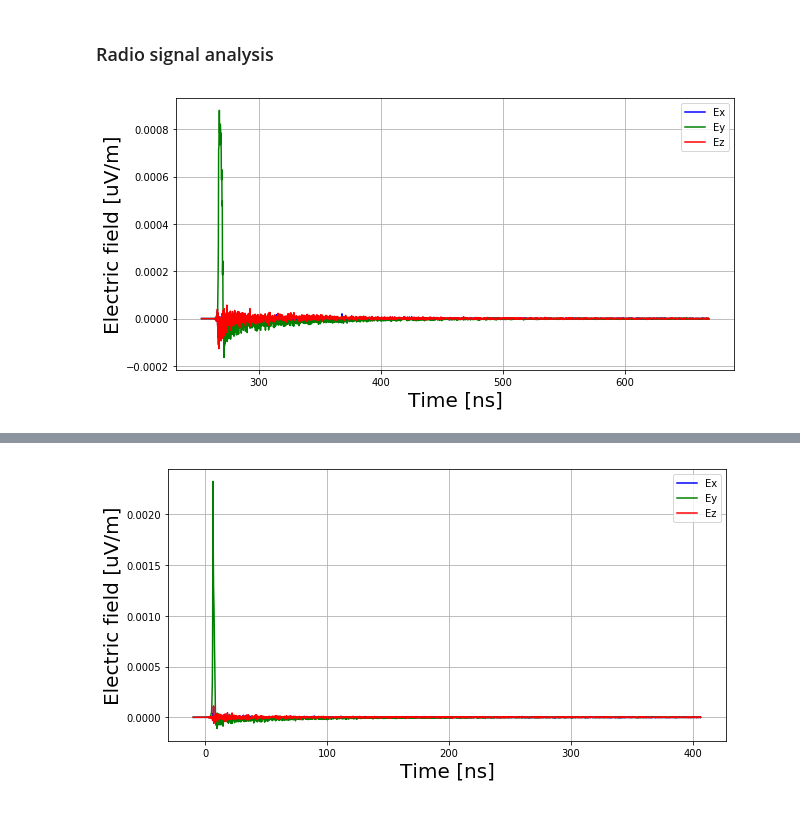
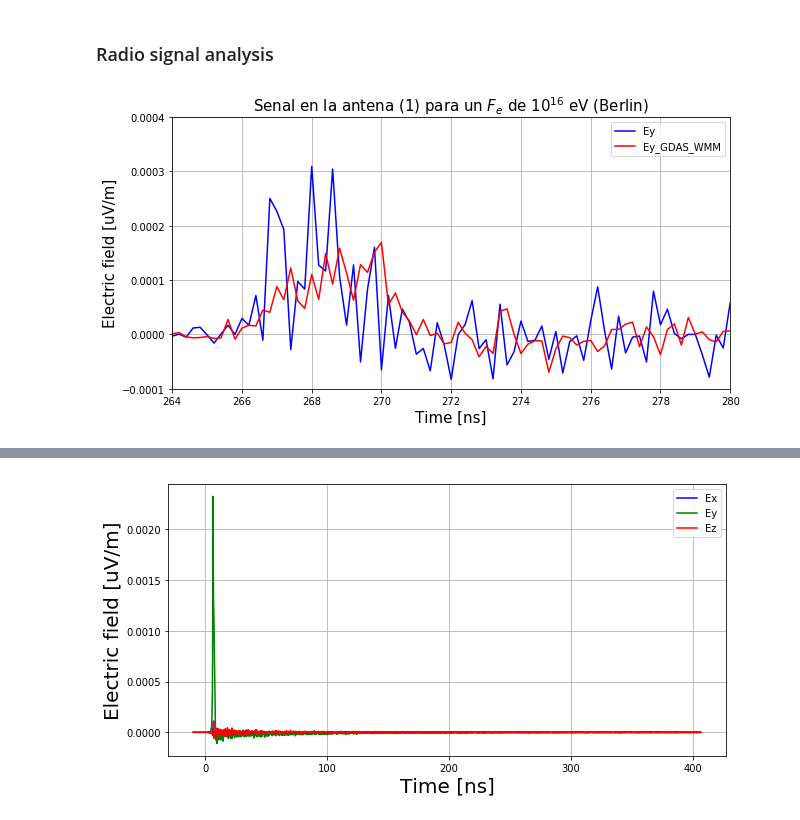
Before and after one commit to JuanManuelPacheco/RADAR, a Jupyter notebook: AERA_GUANE.ipynb, the cells around one changed output, grey strips where cells are left out. Saved outputs shown, nothing was run; the diff lists cells and outputs as text; code cells hidden in the pictures.

```diff
--- a/AERA_GUANE.ipynb
+++ b/AERA_GUANE.ipynb
@@ -88,13 +148,19 @@ Ez3 = radio3[:,3]
 # %%
 fig = plt.figure(figsize=(10, 5))
-plt.plot(time, Ex*1e6, 'b')
-plt.plot(time, Ey*1e6, 'g')
-plt.plot(time, Ez*1e6, 'r')
-plt.xlabel("Time [ns]", fontsize = 20)
-plt.ylabel("Electric field [uV/m]", fontsize = 20)
-plt.legend(['Ex','Ey','Ez'], loc=0)
-#plt.axis([260, 300, -0.005, 0.020])
+#plt.plot(time, Ex*1e6, 'b')
+#plt.plot(time, Ey*1e6, 'b')
+#plt.plot(time, Ez*1e6, 'r')
+plt.plot(timew, Eyw*1e6, 'b')
+plt.plot(timegw, Eygw*1e6, 'r')
+#plt.plot(timeg, Eyg*1e6, 'r')
+
+
+plt.xlabel("Time [ns]", fontsize = 15)
+plt.ylabel("Electric field [uV/m]", fontsize = 15)
+plt.legend(['Ey','Ey_GDAS_WMM','Ey_GDAS','Ey_WMM'], loc=0)
+plt.title("Senal en la antena (1) para un $F_e$ de $10^{16}$ eV (Berlin)", fontsize = 15)
+plt.axis([264, 280, -0.0001, 0.0004])
 plt.grid()
 plt.show()
 # %% [output]
-[figure, old version]
+[figure, new version]
```
Also changed, not shown: parts of 9 cells of this notebook.
